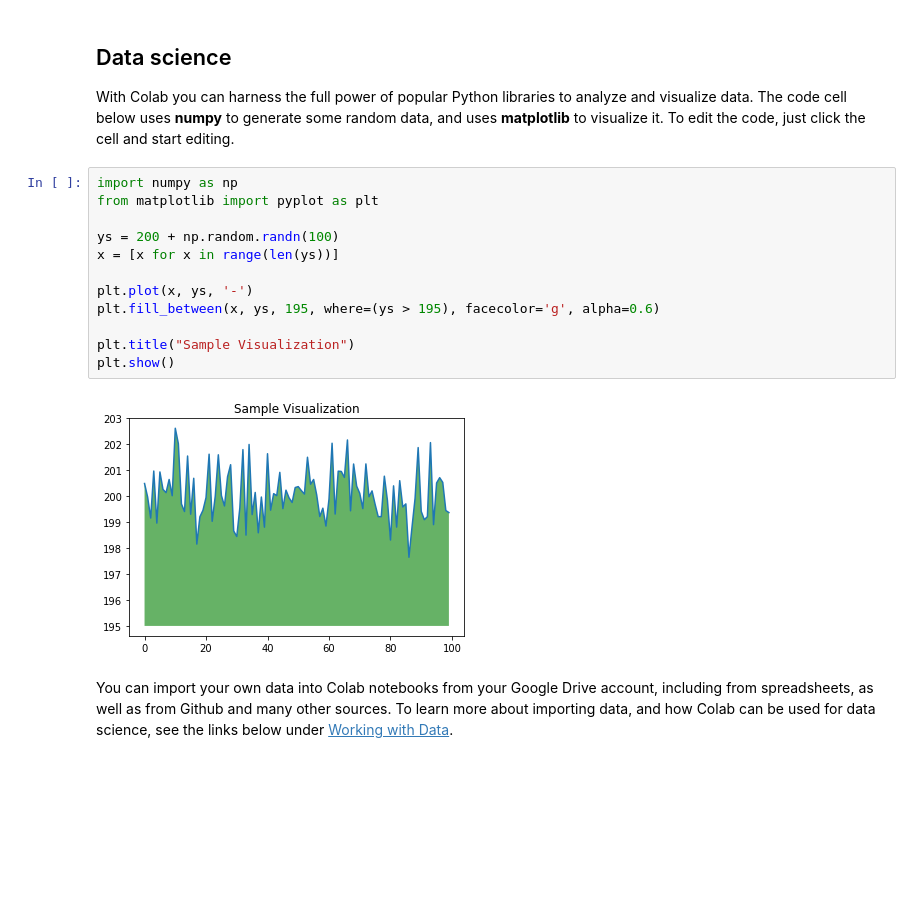
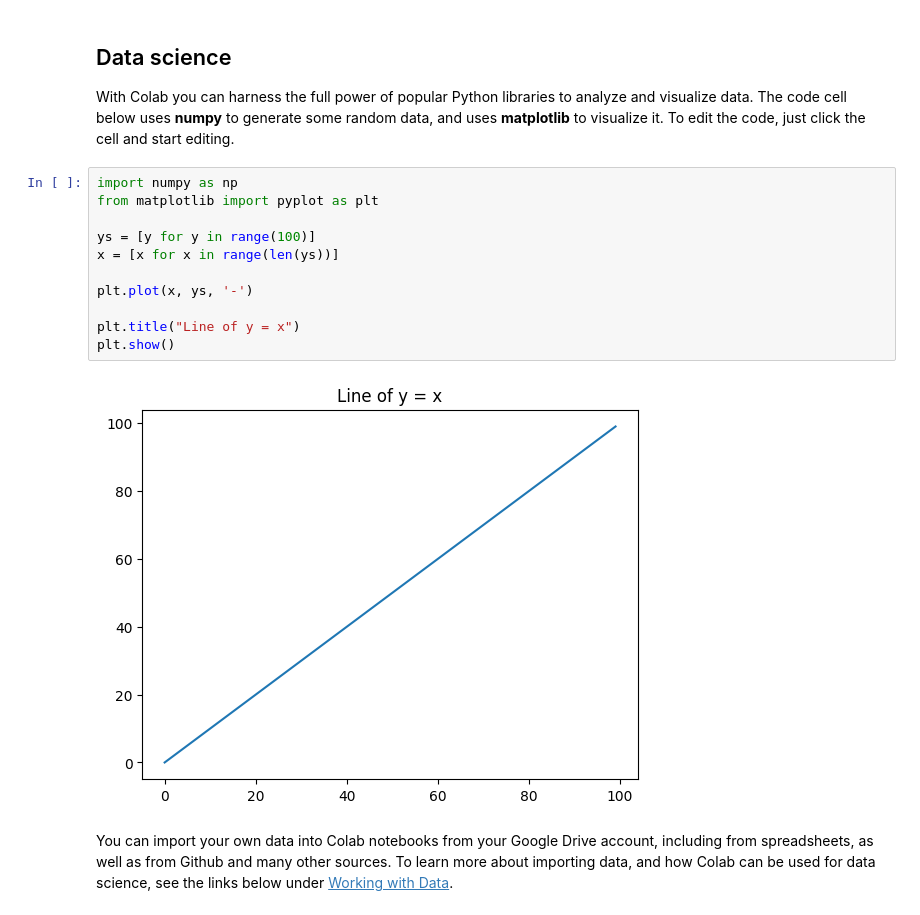
Before and after one commit to YCCS-Summer-2023-DDNMA/project, a Jupyter notebook: Tani_Gross/notebooks/Welcome_To_Colaboratory.ipynb, the cells around one changed output. Saved outputs shown, nothing was run; the diff lists cells and outputs as text; blank space fills up the shorter version.

```diff
--- a/Tani_Gross/notebooks/Welcome_To_Colaboratory.ipynb
+++ b/Tani_Gross/notebooks/Welcome_To_Colaboratory.ipynb
@@ -60,17 +60,16 @@ With Colab you can harness the full power of popular Python libraries to analyze
 # %%
 import numpy as np
 from matplotlib import pyplot as plt
 
-ys = 200 + np.random.randn(100)
+ys = [y for y in range(100)]
 x = [x for x in range(len(ys))]
 
 plt.plot(x, ys, '-')
-plt.fill_between(x, ys, 195, where=(ys > 195), facecolor='g', alpha=0.6)
 
-plt.title("Sample Visualization")
+plt.title("Line of y = x")
 plt.show()
 # %% [output]
-[figure, old version]
+[figure, new version]
 # %% [markdown]
 You can import your own data into Colab notebooks from your Google Drive account, including from spreadsheets, as well as from Github and many other sources. To learn more about importing data, and how Colab can be used for data science, see the links below under [Working with Data](#working-with-data).
 # %% [markdown]
```
Also changed, not shown: parts of 4 cells of this notebook.
